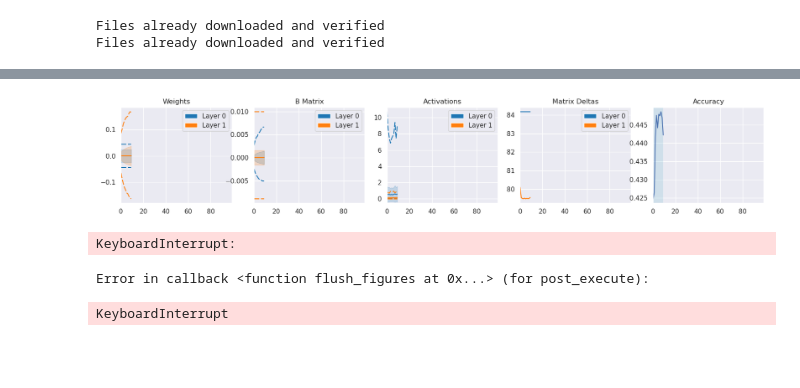
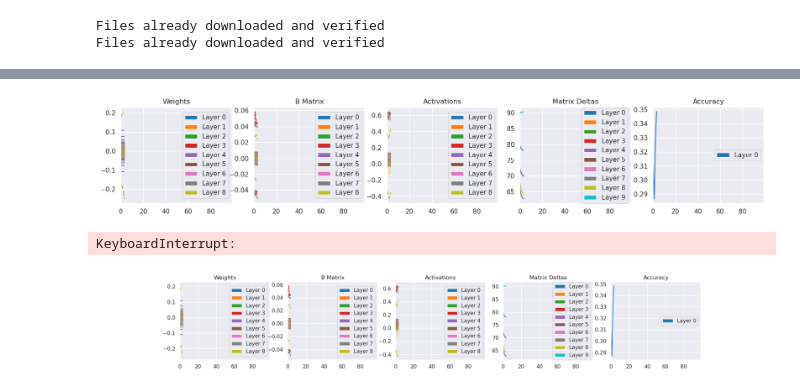
Before and after one commit to avicooper1/CPSC490, a Jupyter notebook: pepita-mirror.ipynb, the cells around one changed output, grey strips where cells are left out. Drawn from its saved outputs; the diff is of its cells as text; code cells hidden in the pictures; blank space fills up the shorter version.

Commit message:
ready for set 1. including feedback alignment, skip networks, matrix delta for overall netowrk

```diff
--- a/pepita-mirror.ipynb
+++ b/pepita-mirror.ipynb
@@ -25,3 +95,3 @@ experiments = list(itertools.product(*[
 # %%
-exp_parameters = experiments[sys.argv[1]]
-update_algorithm, mirroring, network_layers, run_num = exp_parameters
+exp_id = int(sys.argv[1]) if SLURM_MODE else 115
+exp = Exp(exp_id)
@@ -108,4 +162 @@ NameError: name 'weights' is not defined
-# %%
-with open('net_stats.pkl', 'wb') as f:
-    pickle.dump(net_stats, f)
 # %%
@@ -329,11 +410,2 @@ class FCNet(nn.Module):
 
         return torch.tensor(deltas)
-# %%
-# net = FCNet([32 * 32 * 3, 1024, 1024, 512, 512, 256, 256, 10], Bstd=0.05)
-net = FCNet([32 * 32 * 3, 1024, 10], mirroring=True, update_algo='sgd')
-d = train(net, train_loader, 100, test_loader, 2)
-# %% [output]
-[figure, removed]
-KeyboardInterrupt:
-Error in callback <function flush_figures at 0x...> (for post_execute):
-KeyboardInterrupt
@@ -340 +519,12 @@ KeyboardInterrupt
+# %%
+if exp.architecture == 'simple':
+    net = FCNet(exp.layers, learning_algo=exp.learning_algo, learning_rate=exp.learning_rate, update_algo=exp.update_algo)
+else:
+    net = FCSkipNet(exp.layers[0], exp.layers[1], exp.layers[2], learning_algo=exp.learning_algo, learning_rate=exp.learning_rate, update_algo=exp.update_algo)
+# %%
+train(net, train_loader, 100, test_loader, mirroring=exp.mirroring)
+# %% [output]
+[figure, added]
+KeyboardInterrupt:
+[figure, added]
 # %%
```
Also changed, not shown: parts of 10 cells of this notebook.
